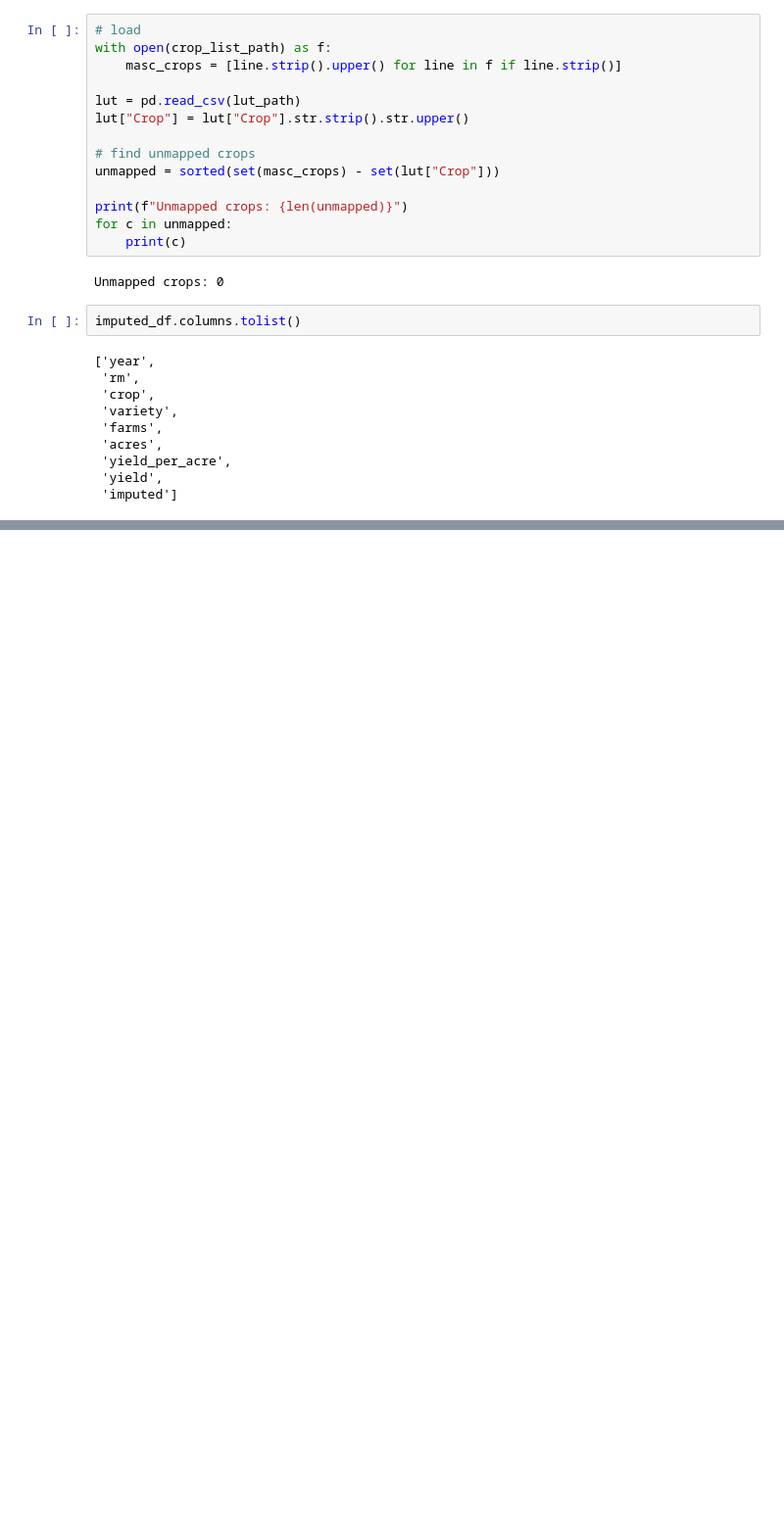
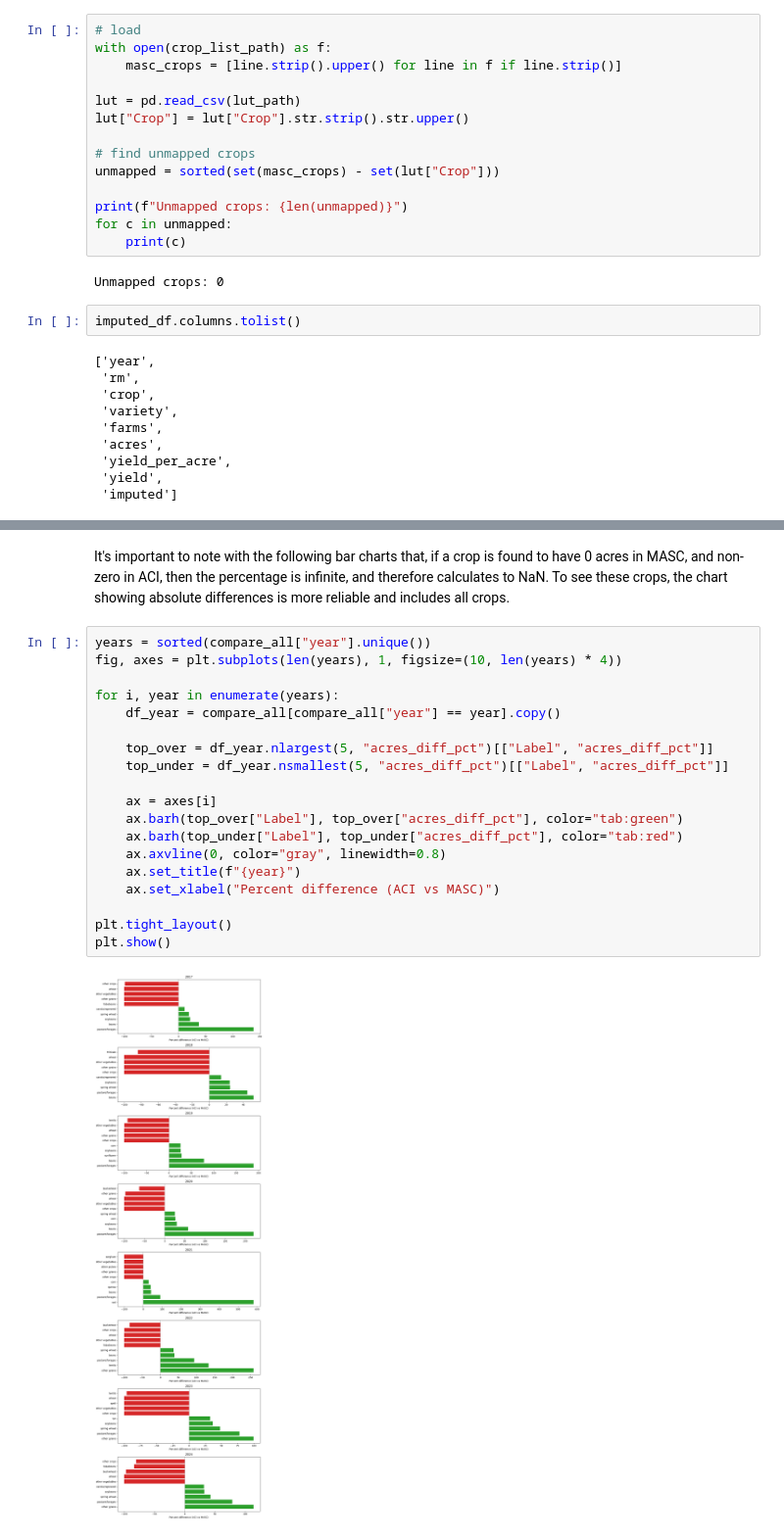
Before and after one commit to kurthuff/ag_res, a Jupyter notebook: notebooks/masc_aci_compare.ipynb, the cells around one changed output, grey strips where cells are left out. Shown at 98% size. Drawn from its saved outputs; the diff is of its cells as text; blank space fills up the shorter version.

```diff
--- a/notebooks/masc_aci_compare.ipynb
+++ b/notebooks/masc_aci_compare.ipynb
@@ -171,0 +289,25 @@ NameError: name 'recombined_df' is not defined
+# %% [markdown]
+It's important to note with the following bar charts that, if a crop is found to have 0 acres in MASC, and non-zero in ACI,
+then the percentage is infinite, and therefore calculates to NaN. To see these crops, the chart showing absolute differences
+is more reliable and includes all crops.
+# %%
+years = sorted(compare_all["year"].unique())
+fig, axes = plt.subplots(len(years), 1, figsize=(10, len(years) * 4))
+
+for i, year in enumerate(years):
+    df_year = compare_all[compare_all["year"] == year].copy()
+
+    top_over = df_year.nlargest(5, "acres_diff_pct")[["Label", "acres_diff_pct"]]
+    top_under = df_year.nsmallest(5, "acres_diff_pct")[["Label", "acres_diff_pct"]]
+
+    ax = axes[i]
+    ax.barh(top_over["Label"], top_over["acres_diff_pct"], color="tab:green")
+    ax.barh(top_under["Label"], top_under["acres_diff_pct"], color="tab:red")
+    ax.axvline(0, color="gray", linewidth=0.8)
+    ax.set_title(f"{year}")
+    ax.set_xlabel("Percent difference (ACI vs MASC)")
+
+plt.tight_layout()
+plt.show()
+# %% [output]
+[figure, added]
```
Also changed, not shown: parts of 18 cells of this notebook, 9 other files.
